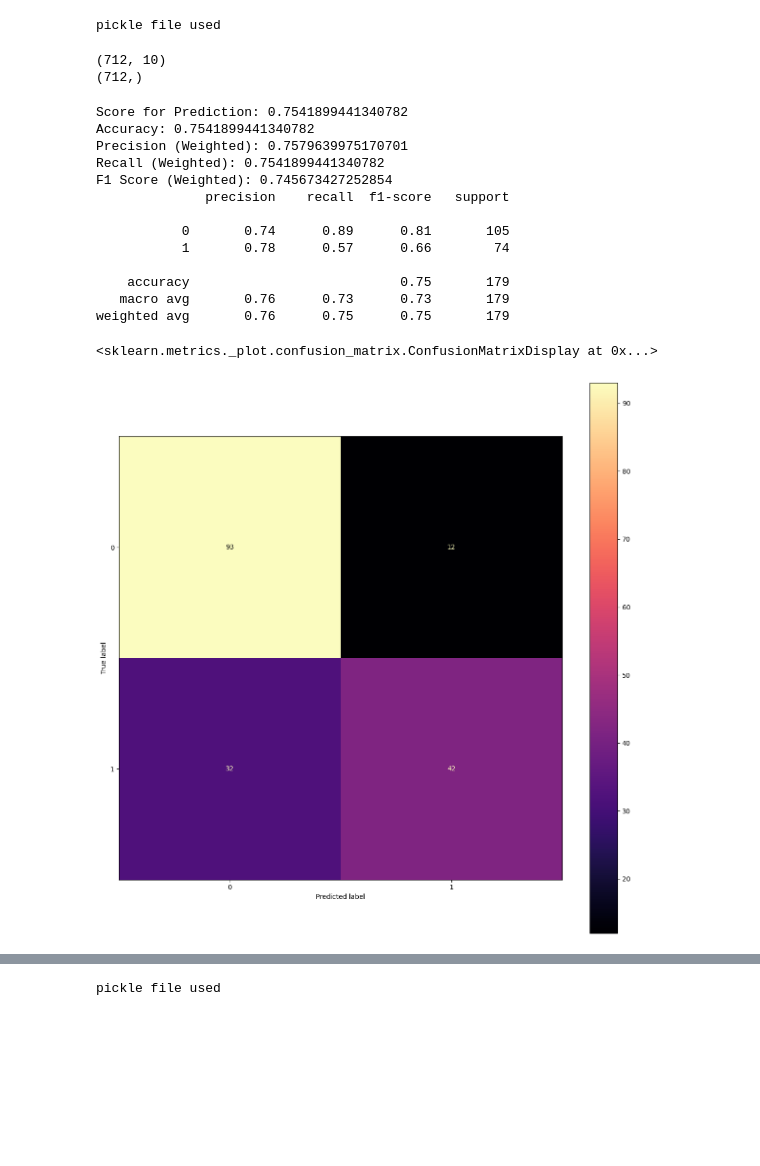
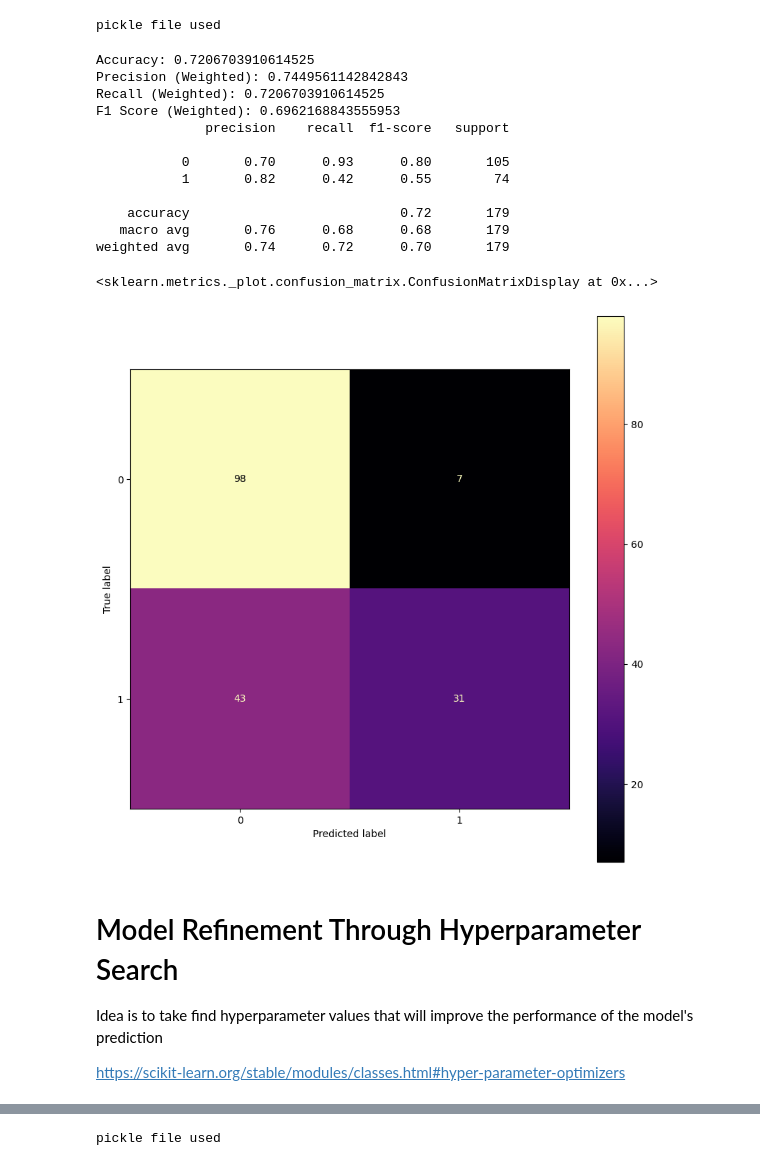
Before and after one commit to JeffreyCHChan/JeffreyCHChan, a Jupyter notebook: Demo/Mini-Project1.ipynb, the cells around one changed output, grey strips where cells are left out. Saved outputs shown, nothing was run; the diff lists cells and outputs as text; code cells hidden in the pictures; blank space fills up the shorter version.

```diff
--- a/Demo/Mini-Project1.ipynb
+++ b/Demo/Mini-Project1.ipynb
@@ -149,7 +160,7 @@ weighted avg       0.71      0.72      0.71       179
 # %% [markdown]
 <h2>Decision Tree (tree.DecisionTreeClassifier) with the default parameters.</h2>
 # %%
-classifier = DecisionTreeClassifier()
+classifier = DecisionTreeClassifier(criterion="entropy") # default measure of chaos is gini in scikit-learn
 if (os.path.exists('models/DT1_model.pickle')):
     pickle_in = open('models/DT1_model.pickle','rb')
     clf1 = pickle.load(pickle_in)
@@ -160,6 +171,7 @@ else:
             pickle.dump(classifier, f)
     pickle_in = open('models/DT1_model.pickle','rb')
     clf1 = pickle.load(pickle_in)
+pickle_in.close()
 # %% [output]
 pickle file used
 # %%
@@ -201,35 +235,36 @@ else:
 # %% [output]
 pickle file used
 # %%
-print(np.shape(titanic_train))
-print(np.shape(labels_train))
+# This can be used
+# print(np.shape(titanic_train))
+# print(np.shape(labels_train))
-# %% [output]
-(712, 10)
-(712,)
 # %%
 labels_titanic_predict = clf1.predict(titanic_test)
-
-print(f"Score for Prediction: {clf1.score(titanic_test,labels_test)}")
 metrics(labels_test, labels_titanic_predict)
 cmp = ConfusionMatrixDisplay(confusion_matrix(y_true=labels_test, y_pred= labels_titanic_predict))
-fig, ax = plt.subplots(figsize=(15,15))
+fig, ax = plt.subplots(figsize=(10,10))
 cmp.plot(ax=ax,cmap='magma')
 # %% [output]
-Score for Prediction: 0.7541899441340782
-Accuracy: 0.7541899441340782
-Precision (Weighted): 0.7579639975170701
-Recall (Weighted): 0.7541899441340782
-F1 Score (Weighted): 0.745673427252854
+Accuracy: 0.7206703910614525
+Precision (Weighted): 0.7449561142842843
+Recall (Weighted): 0.7206703910614525
+F1 Score (Weighted): 0.6962168843555953
               precision    recall  f1-score   support
 
-           0       0.74      0.89      0.81       105
-           1       0.78      0.57      0.66        74
+           0       0.70      0.93      0.80       105
+           1       0.82      0.42      0.55        74
 
-    accuracy                           0.75       179
-   macro avg       0.76      0.73      0.73       179
-weighted avg       0.76      0.75      0.75       179
+    accuracy                           0.72       179
+   macro avg       0.76      0.68      0.68       179
+weighted avg       0.74      0.72      0.70       179
 <sklearn.metrics._plot.confusion_matrix.ConfusionMatrixDisplay at 0x...>
-[figure, old version]
+[figure, new version]
+# %% [markdown]
+<h1>Model Refinement Through Hyperparameter Search</h1>
+
+Idea is to take find hyperparameter values that will improve the performance of the model's prediction
+
+https://scikit-learn.org/stable/modules/classes.html#hyper-parameter-optimizers
 # %% [markdown]
 <h2>Multinomial Naive Bayes Classifier found using GridSearchCV</h2>
 
```
Also changed, not shown: parts of 25 cells of this notebook.
